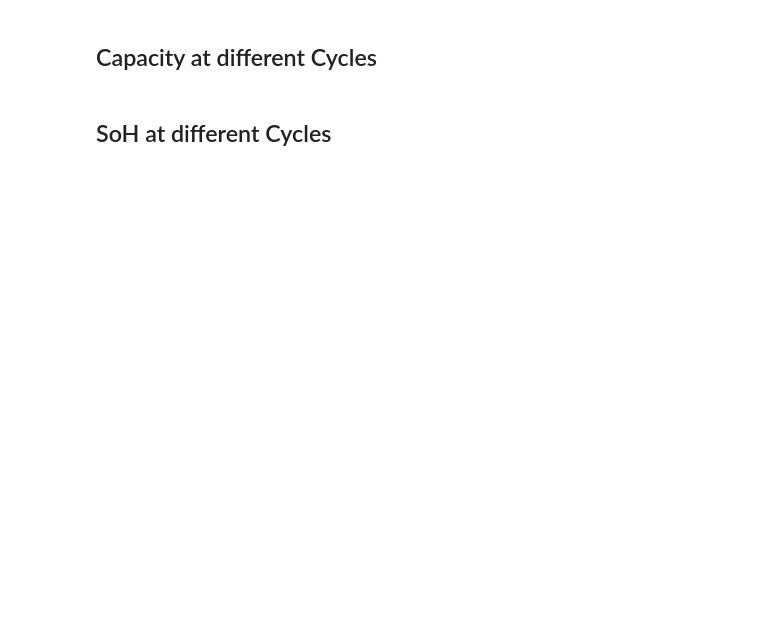
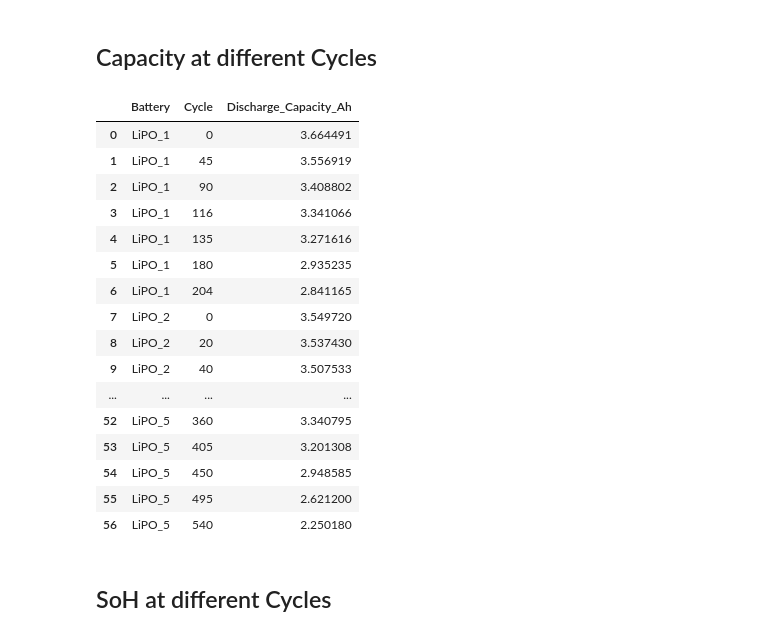
Before and after one commit to SushankMishra/EIS-Fitting, a Jupyter notebook: EIS_fSoH.ipynb, the cells around one changed output. Saved outputs shown, nothing was run; the diff lists cells and outputs as text; code cells hidden in the pictures; blank space fills up the shorter version.

```diff
--- a/EIS_fSoH.ipynb
+++ b/EIS_fSoH.ipynb
@@ -26,31 +34,47 @@ files.sort(key=lambda x: int(x.split('_')[1]))
 # %% [markdown]
 ## Capacity at different Cycles
 # %%
-results = []
-for file in files:
-    # Extract cycle number from filename
-    cycle = int(file.split('_')[1])
+cycle_vs_capacity = []
+for battery in batteries:
+    folder_path = os.path.join(base_path, battery, 'EIS_Charge_discharge')
+    for files in batteries_files_df[batteries_files_df['battery'] == battery]['files']:
+        for file in files:
+            cycle = int(file.split('_')[1])
+            df = pd.read_csv(os.path.join(folder_path, file), header=None, names=['Time', 'Voltage', 'Current'],delimiter='\t')
+            df = df.apply(pd.to_numeric, errors='coerce')
+            df = df.dropna()
+            df = df.sort_values(by='Time')
 
-    # Load CSV file
-    df = pd.read_csv(os.path.join(base_path, file), header=None, names=['Time', 'Voltage', 'Current'],delimiter='\t')
-    # Convert strings to float (in case CSVs contain text or malformed entries)
-    df = df.apply(pd.to_numeric, errors='coerce')
-
-    # Drop any rows with NaNs (caused by bad formatting)
-    df = df.dropna()
-    # Ensure time is sorted (just in case)
-    df = df.sort_values(by='Time')
-
-    # Integrate current over time to get capacity in Ah
-    # Current is assumed to be negative during discharge
-    time = df['Time'].values  # in seconds
-    current = df['Current'].values  # in A
-
-    # Compute charge in As (Amp-seconds), then convert to Ah
-    capacity_As = np.trapz(-current, time)  # negative current during discharge
-    capacity_Ah = capacity_As / 3600
-
-    results.append((cycle, capacity_Ah))
+            time = df['Time'].values  # in seconds
+            current = df['Current'].values  # in A
+            capacity_As = np.trapezoid(current, time)
+            capacity_Ah = capacity_As / 3600
+            cycle_vs_capacity.append({
+                "Battery": battery,
+                "Cycle": cycle,
+                "Discharge_Capacity_Ah": capacity_Ah
+            })
+cycle_vs_capacity_df = pd.DataFrame(cycle_vs_capacity)
+cycle_vs_capacity_df = cycle_vs_capacity_df.sort_values(by=['Battery','Cycle'])
+cycle_vs_capacity_df
+# %% [output]
+|  | Battery | Cycle | Discharge_Capacity_Ah |
+| 0 | LiPO_1 | 0 | 3.664491 |
+| 1 | LiPO_1 | 45 | 3.556919 |
+| 2 | LiPO_1 | 90 | 3.408802 |
+| 3 | LiPO_1 | 116 | 3.341066 |
+| 4 | LiPO_1 | 135 | 3.271616 |
+| 5 | LiPO_1 | 180 | 2.935235 |
+| 6 | LiPO_1 | 204 | 2.841165 |
+| 7 | LiPO_2 | 0 | 3.549720 |
+| 8 | LiPO_2 | 20 | 3.537430 |
+| 9 | LiPO_2 | 40 | 3.507533 |
+| ... | ... | ... | ... |
+| 52 | LiPO_5 | 360 | 3.340795 |
+| 53 | LiPO_5 | 405 | 3.201308 |
+| 54 | LiPO_5 | 450 | 2.948585 |
+| 55 | LiPO_5 | 495 | 2.621200 |
+| 56 | LiPO_5 | 540 | 2.250180 |
 # %% [markdown]
 ## SoH at different Cycles
 # %%
```
Also changed, not shown: parts of 12 cells of this notebook, 3 other files.
